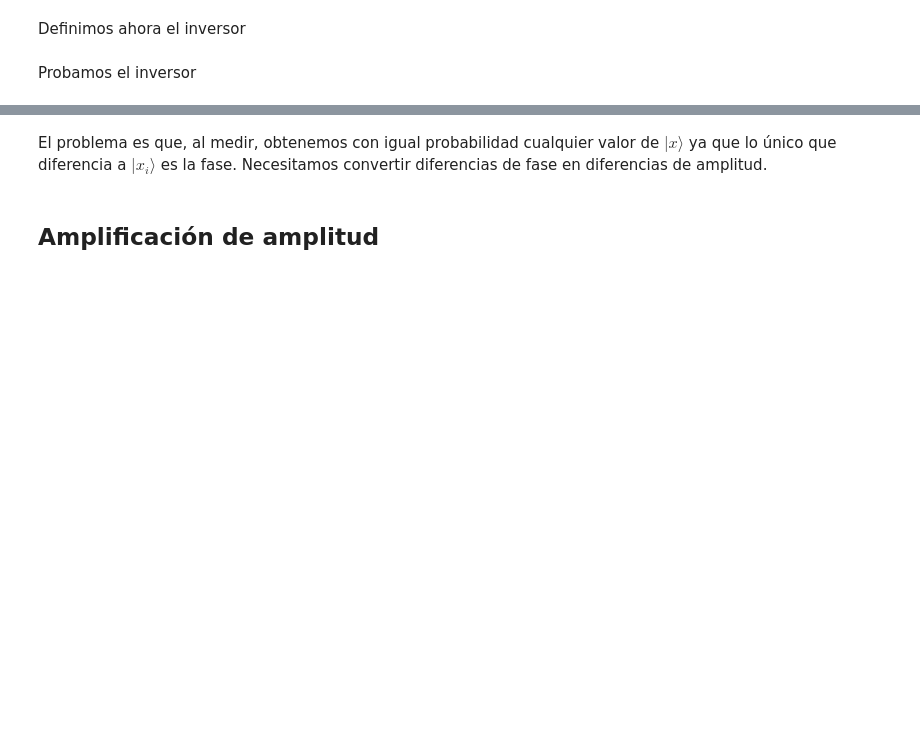
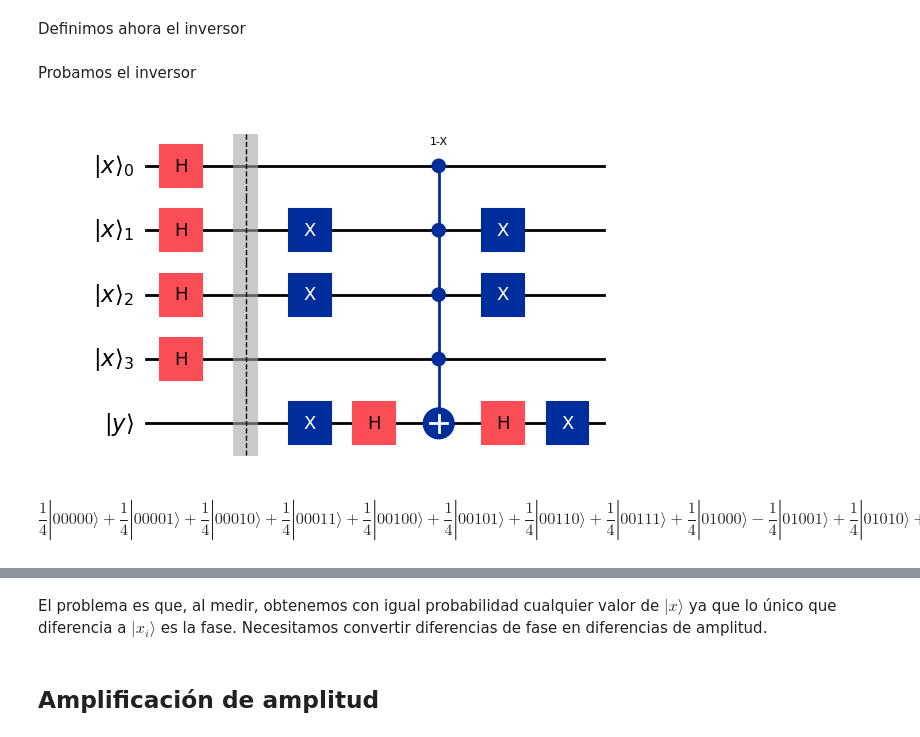
Before and after one commit to tarabelo/GrIA-QML-2025-26, a Jupyter notebook: 03. Algoritmos cuánticos clásicos.ipynb, the cells around one changed output, grey strips where cells are left out. Drawn from its saved outputs; the diff is of its cells as text; code cells hidden in the pictures; blank space fills up the shorter version.

```diff
--- a/03. Algoritmos cuánticos clásicos.ipynb
+++ b/03. Algoritmos cuánticos clásicos.ipynb
@@ -545,26 +494,0 @@ def dj_qc(n, oraculo):
-# %%
-# Probamos con un oráculo constante
-n = 4
-qc = dj_qc(n, cte_oraculo)
-qc.draw('mpl')
-# %%
-# Utilizamos el simulador Aer por defecto
-sim = AerSimulator(method='automatic')
-
-# Tenemos que "transpilar" el código al simulador
-qc_obj = transpile(qc,sim)
-# Hacemos una simulación y obtenemos los resultados
-result = sim.run(qc_obj, shots=1024).result()
-
-plot_histogram(result.get_counts())
-# %%
-# Probamos con un oráculo balanceado
-n = 4
-qc = dj_qc(n, bal_oraculo)
-display(qc.draw('mpl'))
-
-# Medimos y mostramos el histograma
-# Hacemos la simulacion
-result = sim.run(transpile(qc,sim),shots=1024).result()
-salida = result.get_counts()
-plot_histogram(salida)
@@ -1013,8 +937,8 @@ xi = random.randint(0, 2**n - 1) # xi aleatorio
 
 entrada = QuantumRegister(n, name="|x\\rangle")
 ancilla = QuantumRegister(1, name="|y\\rangle")
-meas = ClassicalRegister(1)
-sim = AerSimulator(method='automatic')
+meas = ClassicalRegister(1, name="Medida")
+sampler = Sampler()
 
 # Probamos para todas las posibles entradas simples (|0>, |1>...)
 for x in range(2**n):
@@ -1032,8 +956,7 @@ for x in range(2**n):
   # Medimos la ancilla
   qc_test.measure(ancilla, meas)
 
-  # Simulamos para ver la salida
-  qc_obj = transpile(qc_test,sim)
-  result = sim.run(qc_obj).result()
-  salida = result.get_counts()
+  # Obtenemos ver la salida
+  result = sampler.run([qc_test], shots=1000).result()[0]
+  salida = result.data.Medida.get_counts()
   print("f({}) = {}".format(x,list(salida.keys())[0]))
@@ -1065,21 +1007,25 @@ Probamos el inversor
 # %%
 n = 4 # Número de cúbits
 xi = random.randint(0, 2**n - 1) # xi aleatorio
 
 x = QuantumRegister(n, name="|x\\rangle")
 y = QuantumRegister(1, name="|y\\rangle")
 
 qc = QuantumCircuit(x, y)
 
 # Ponemos la entrada en superposición
 qc.h(x)
 
 qc.barrier()
 
 qc = qc.compose(inversor_grover(n, xi))
 
 display(qc.draw('mpl'))
 
-obten_estado(qc)
+estado = Statevector.from_circuit(qc)
+estado.draw('latex',max_size=float('inf'))
+# %% [output]
+[figure, added]
+$$\frac{1}{4} |00000\rangle+\frac{1}{4} |00001\rangle+\frac{1}{4} |00010\rangle+\frac{1}{4} |00011\rangle+\frac{1}{4} |00100\rangle+\frac{1}{4} |00101\rangle+\frac{1}{4} |00110\rangle+\frac{1}{4} |00111\rangle+\frac{1}{4} |01000\rangle- \frac{1}{4} |01001\rangle+\frac{1}{4} |01010\rangle+\frac{1}{4} |01011\rangle+\frac{1}{4} |01100\rangle+\frac{1}{4} |01101\rangle+\frac{1}{4} |01110\rangle+\frac{1}{4} |01111\rangle$$
 # %%
 print("Valor buscado xi={}".format(xi))
```
Also changed, not shown: parts of 24 cells of this notebook.
